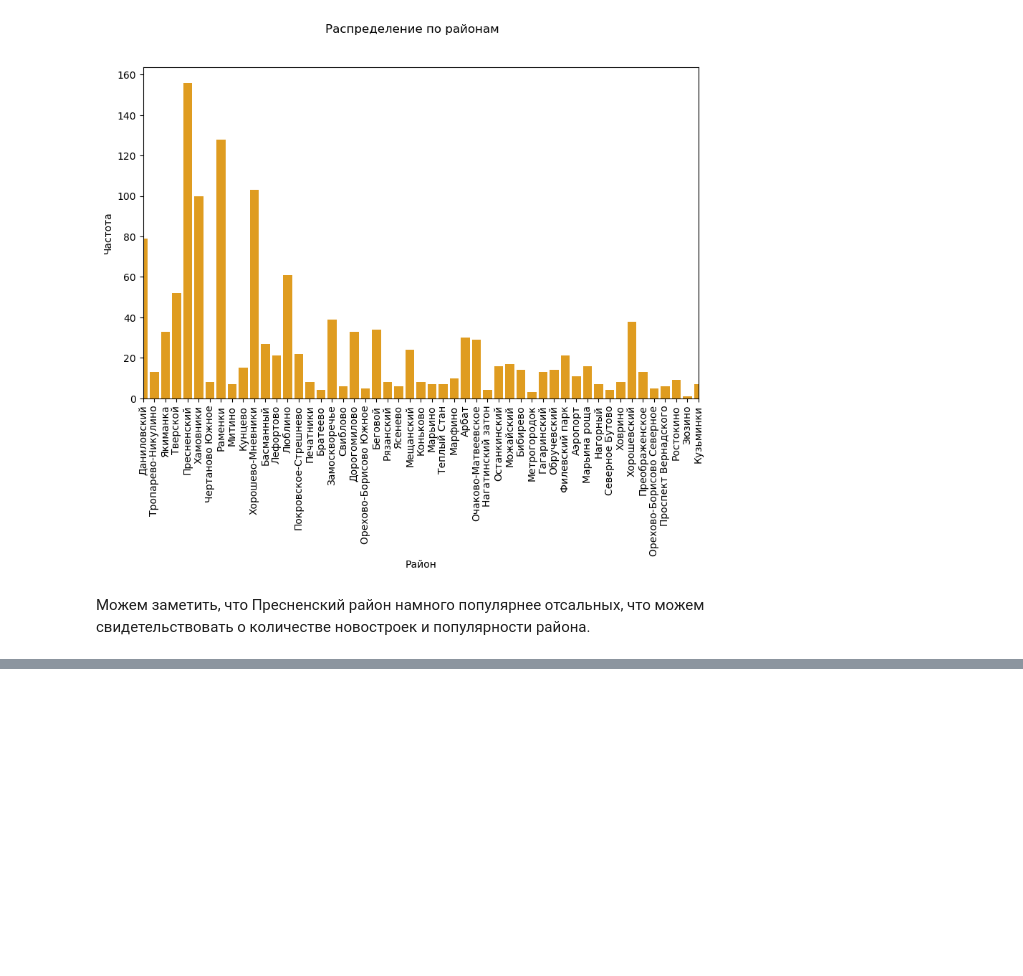
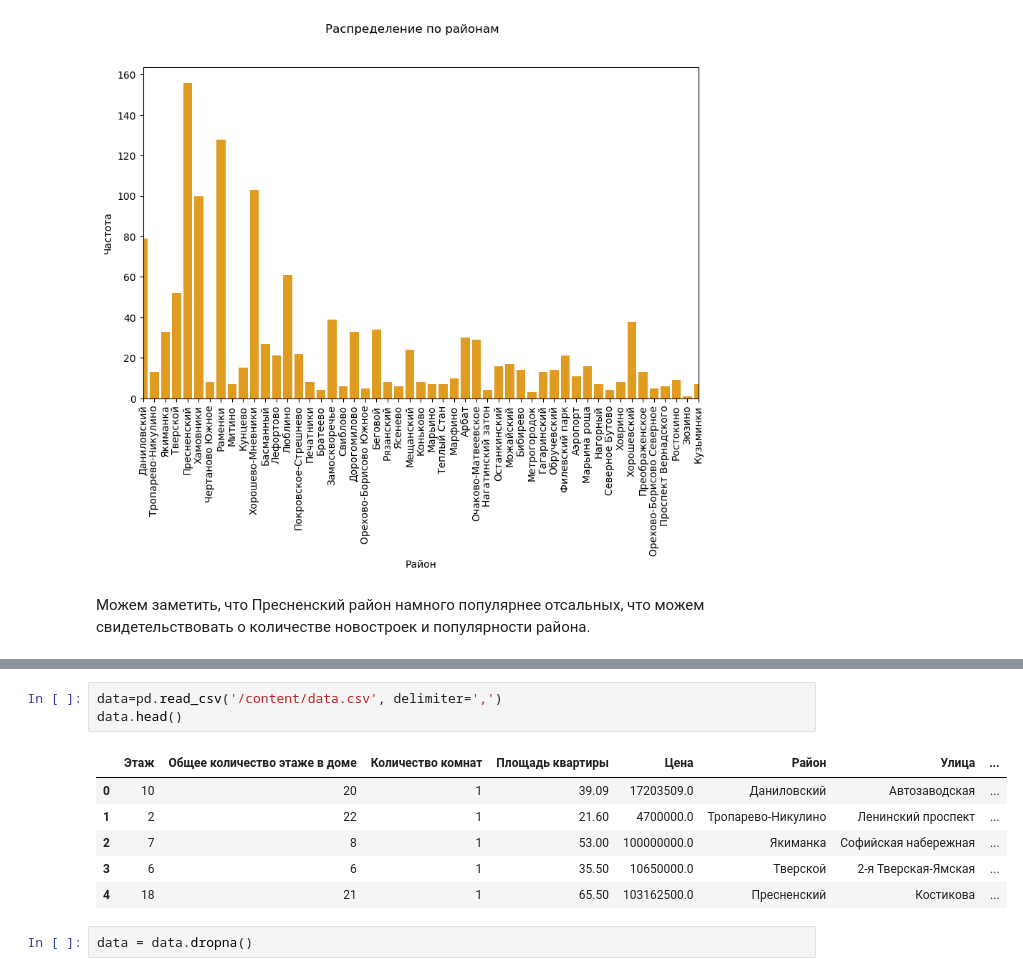
Before and after one commit to Vadcrut/hse_project, a Jupyter notebook: Visualization&eda.ipynb, the cells around one changed output, grey strips where cells are left out. Drawn from its saved outputs; the diff is of its cells as text; blank space fills up the shorter version.

```diff
--- a/Visualization&eda.ipynb
+++ b/Visualization&eda.ipynb
@@ -253,0 +270,12 @@ plt.show()
+# %%
+data=pd.read_csv('/content/data.csv', delimiter=',')
+data.head()
+# %% [output]
+|  | Этаж | Общее количество этаже в доме | Количество комнат | Площадь квартиры | Цена | Район | Улица | ... |
+| 0 | 10 | 20 | 1 | 39.09 | 17203509.0 | Даниловский | Автозаводская | ... |
+| 1 | 2 | 22 | 1 | 21.60 | 4700000.0 | Тропарево-Никулино | Ленинский проспект | ... |
+| 2 | 7 | 8 | 1 | 53.00 | 100000000.0 | Якиманка | Софийская набережная | ... |
+| 3 | 6 | 6 | 1 | 35.50 | 10650000.0 | Тверской | 2-я Тверская-Ямская | ... |
+| 4 | 18 | 21 | 1 | 65.50 | 103162500.0 | Пресненский | Костикова | ... |
+# %%
+data = data.dropna()
```
Also changed, not shown: parts of 5 cells of this notebook, 2 other files.
